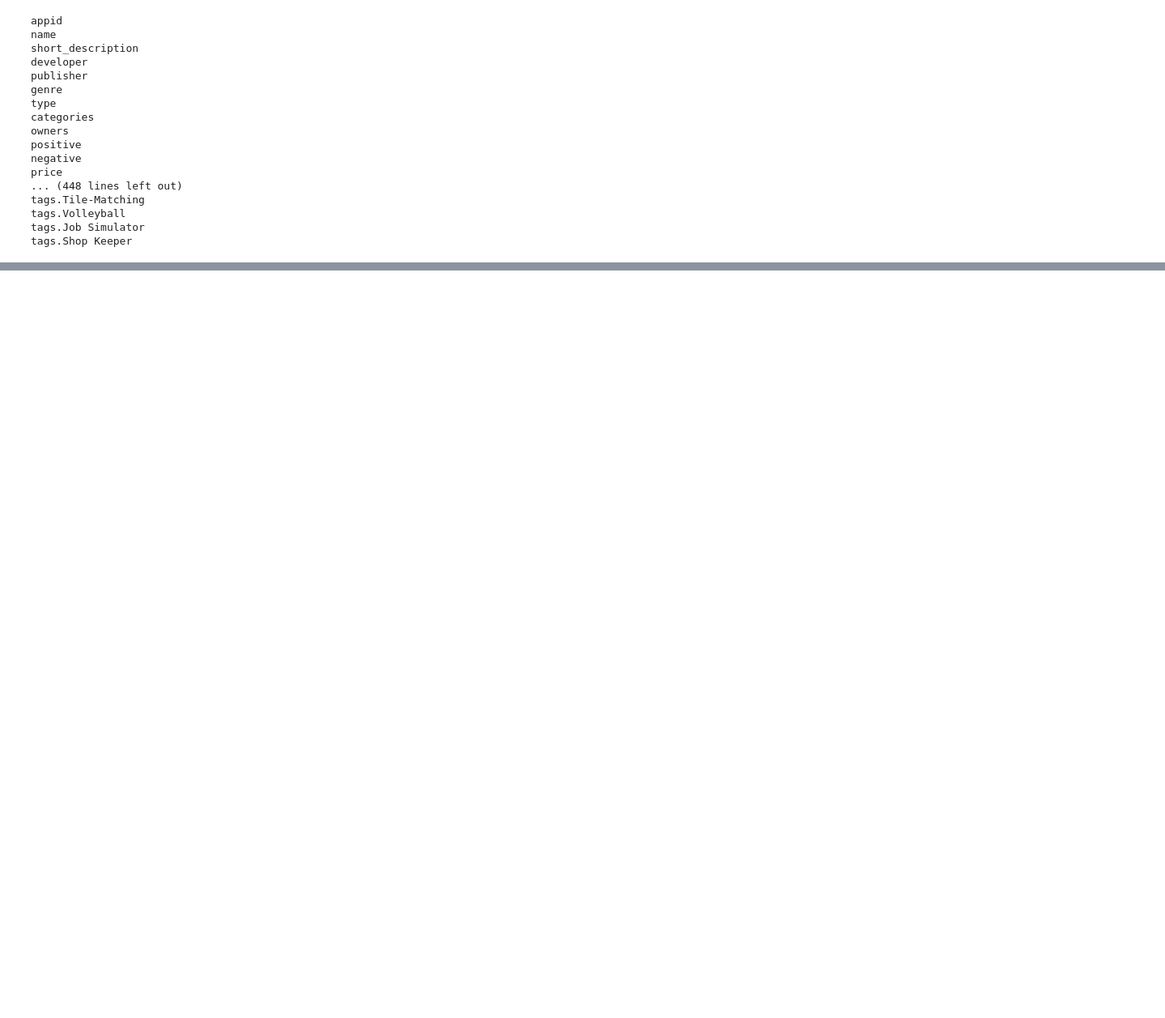
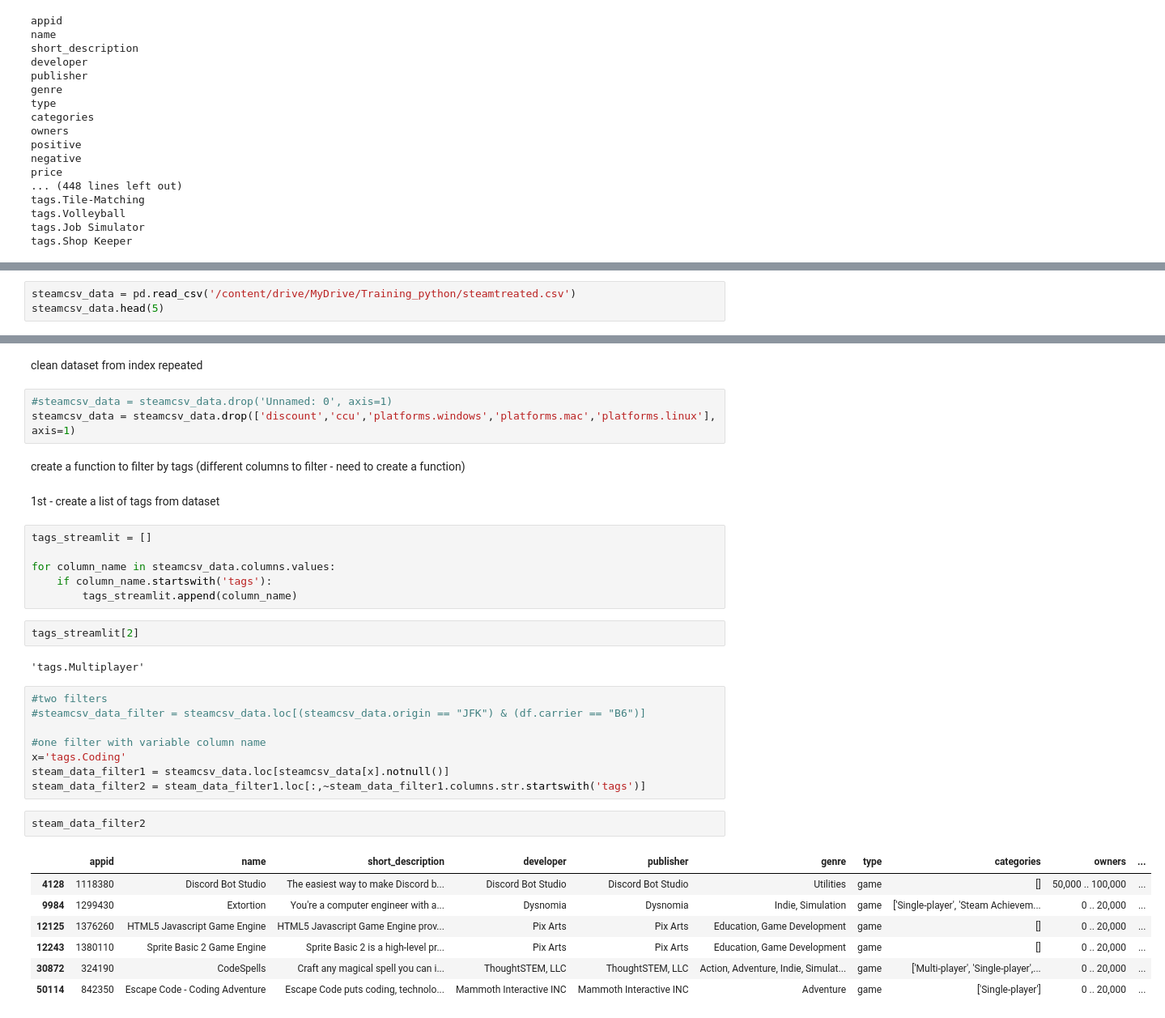
Before and after one commit to Cepeda-R/Data-Science, a Jupyter notebook: TrainingJson.ipynb, the cells around one changed output, grey strips where cells are left out. Shown at 81% size. Saved outputs shown, nothing was run; the diff lists cells and outputs as text; blank space fills up the shorter version.

```diff
--- a/TrainingJson.ipynb
+++ b/TrainingJson.ipynb
@@ -193,0 +214,3 @@ tags.Shop Keeper
+# %%
+steamcsv_data = pd.read_csv('/content/drive/MyDrive/Training_python/steamtreated.csv')
+steamcsv_data.head(5)
@@ -193,0 +225,37 @@ tags.Shop Keeper
+# %% [markdown]
+clean dataset from index repeated
+# %%
+#steamcsv_data = steamcsv_data.drop('Unnamed: 0', axis=1)
+steamcsv_data = steamcsv_data.drop(['discount','ccu','platforms.windows','platforms.mac','platforms.linux'], axis=1)
+# %% [markdown]
+create a function to filter by tags (different columns to filter - need to create a function)
+# %% [markdown]
+1st - create a list of tags from dataset
+# %%
+tags_streamlit = []
+
+for column_name in steamcsv_data.columns.values:
+    if column_name.startswith('tags'):
+        tags_streamlit.append(column_name)
+# %%
+tags_streamlit[2]
+# %% [output]
+'tags.Multiplayer'
+# %%
+#two filters
+#steamcsv_data_filter = steamcsv_data.loc[(steamcsv_data.origin == "JFK") & (df.carrier == "B6")]
+
+#one filter with variable column name
+x='tags.Coding'
+steam_data_filter1 = steamcsv_data.loc[steamcsv_data[x].notnull()]
+steam_data_filter2 = steam_data_filter1.loc[:,~steam_data_filter1.columns.str.startswith('tags')]
+# %%
+steam_data_filter2
+# %% [output]
+|  | appid | name | short_description | developer | publisher | genre | type | categories | owners | ... |
+| 4128 | 1118380 | Discord Bot Studio | The easiest way to make Discord b... | Discord Bot Studio | Discord Bot Studio | Utilities | game | [] | 50,000 .. 100,000 | ... |
+| 9984 | 1299430 | Extortion | You're a computer engineer with a... | Dysnomia | Dysnomia | Indie, Simulation | game | ['Single-player', 'Steam Achievem... | 0 .. 20,000 | ... |
+| 12125 | 1376260 | HTML5 Javascript Game Engine | HTML5 Javascript Game Engine prov... | Pix Arts | Pix Arts | Education, Game Development | game | [] | 0 .. 20,000 | ... |
+| 12243 | 1380110 | Sprite Basic 2 Game Engine | Sprite Basic 2 is a high-level pr... | Pix Arts | Pix Arts | Education, Game Development | game | [] | 0 .. 20,000 | ... |
+| 30872 | 324190 | CodeSpells | Craft any magical spell you can i... | ThoughtSTEM, LLC | ThoughtSTEM, LLC | Action, Adventure, Indie, Simulat... | game | ['Multi-player', 'Single-player',... | 0 .. 20,000 | ... |
+| 50114 | 842350 | Escape Code - Coding Adventure | Escape Code puts coding, technolo... | Mammoth Interactive INC | Mammoth Interactive INC | Adventure | game | ['Single-player'] | 0 .. 20,000 | ... |
```
Also changed, not shown: parts of 6 cells of this notebook.
